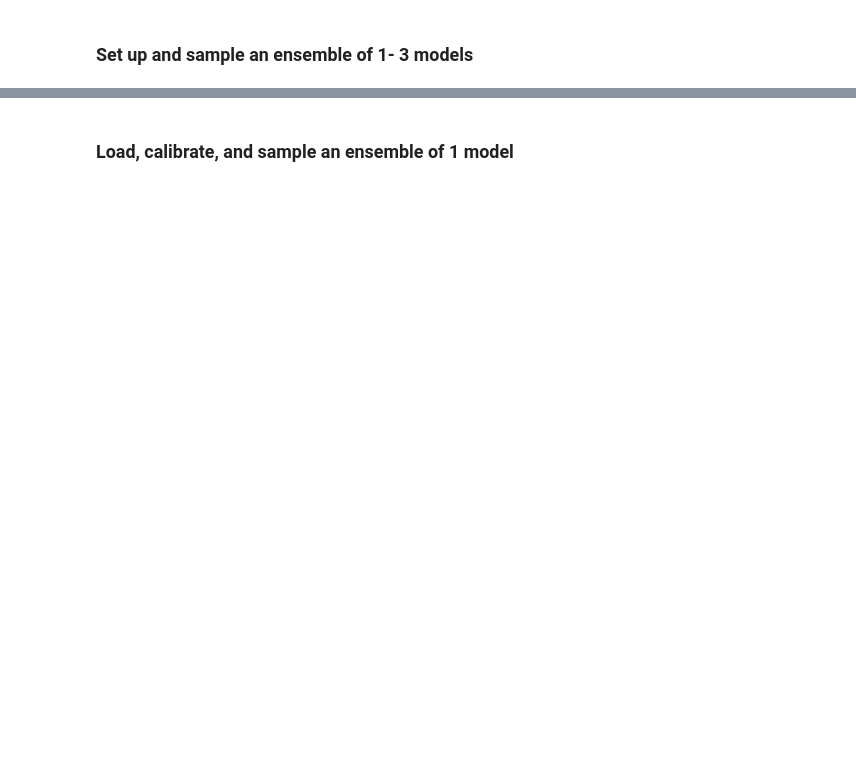
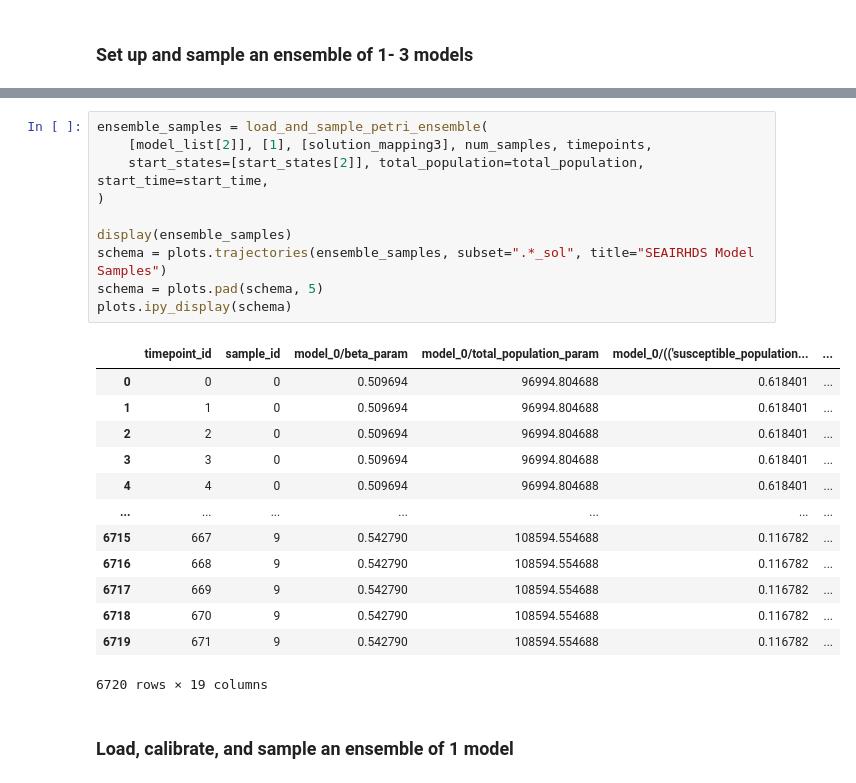
Before and after one commit to liunelson/pyciemss, a Jupyter notebook: notebook/hackathon_prep/ensemble_challenge.ipynb, the cells around one changed output, grey strips where cells are left out. Drawn from its saved outputs; the diff is of its cells as text; blank space fills up the shorter version.

```diff
--- a/notebook/hackathon_prep/ensemble_challenge.ipynb
+++ b/notebook/hackathon_prep/ensemble_challenge.ipynb
@@ -305,3 +417,27 @@ ensemble_samples
+# %%
+ensemble_samples = load_and_sample_petri_ensemble(
+    [model_list[2]], [1], [solution_mapping3], num_samples, timepoints,
+    start_states=[start_states[2]], total_population=total_population, start_time=start_time,
+)
+
+display(ensemble_samples)
+schema = plots.trajectories(ensemble_samples, subset=".*_sol", title="SEAIRHDS Model Samples")
+schema = plots.pad(schema, 5)
+plots.ipy_display(schema)
+# %% [output]
+|  | timepoint_id | sample_id | model_0/beta_param | model_0/total_population_param | model_0/(('susceptible_population... | ... |
+| 0 | 0 | 0 | 0.509694 | 96994.804688 | 0.618401 | ... |
+| 1 | 1 | 0 | 0.509694 | 96994.804688 | 0.618401 | ... |
+| 2 | 2 | 0 | 0.509694 | 96994.804688 | 0.618401 | ... |
+| 3 | 3 | 0 | 0.509694 | 96994.804688 | 0.618401 | ... |
+| 4 | 4 | 0 | 0.509694 | 96994.804688 | 0.618401 | ... |
+| ... | ... | ... | ... | ... | ... | ... |
+| 6715 | 667 | 9 | 0.542790 | 108594.554688 | 0.116782 | ... |
+| 6716 | 668 | 9 | 0.542790 | 108594.554688 | 0.116782 | ... |
+| 6717 | 669 | 9 | 0.542790 | 108594.554688 | 0.116782 | ... |
+| 6718 | 670 | 9 | 0.542790 | 108594.554688 | 0.116782 | ... |
+| 6719 | 671 | 9 | 0.542790 | 108594.554688 | 0.116782 | ... |
+6720 rows × 19 columns
 # %% [markdown]
 ### Load, calibrate, and sample an ensemble of 1 model
 # %%
```
Also changed, not shown: parts of 22 cells of this notebook, 3 other files.
